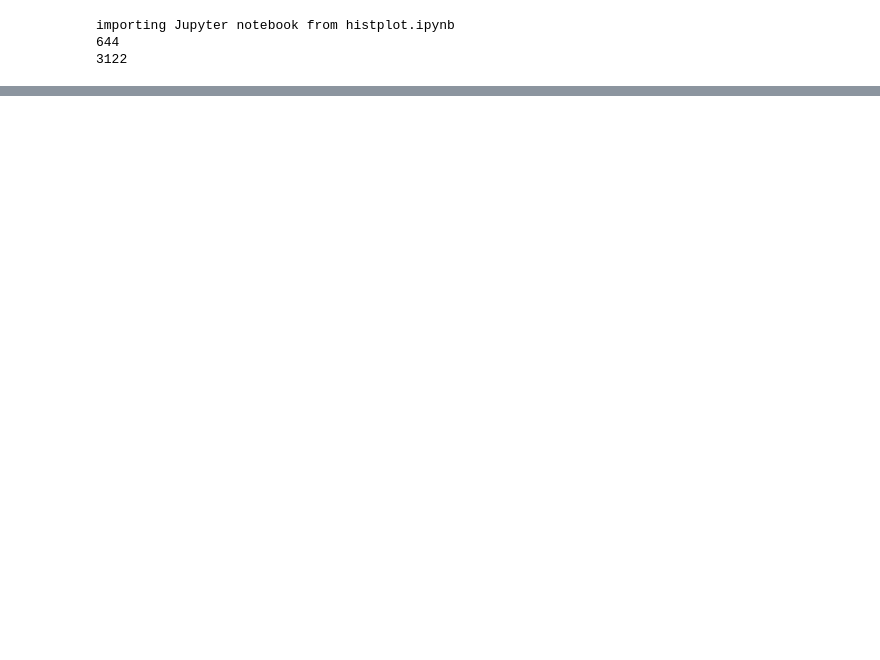
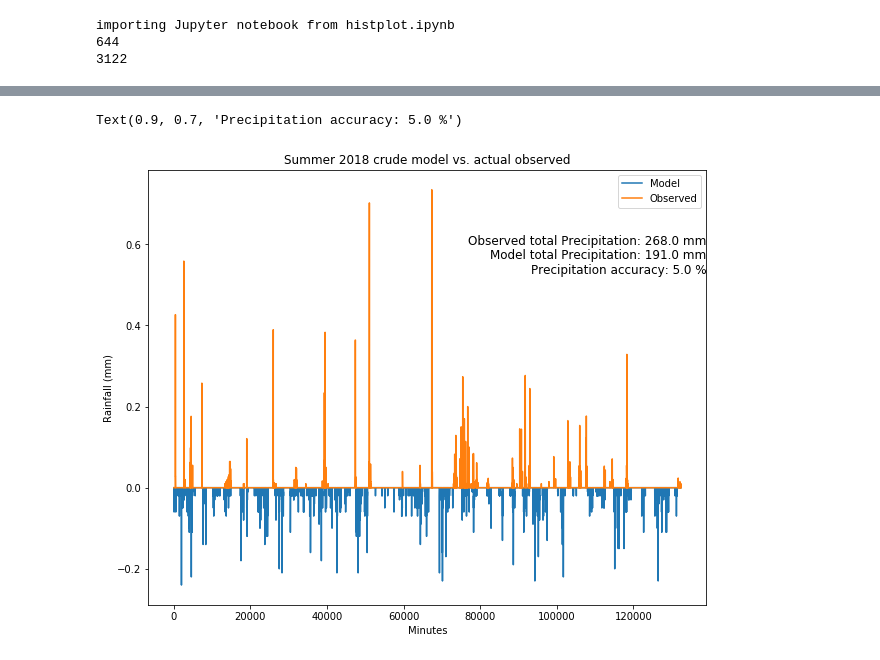
Before and after one commit to zhangt3-e/senior_thesis, a Jupyter notebook: Code/Simulation.ipynb, the cells around one changed output, grey strips where cells are left out. Cells and saved outputs as stored; diff of their text form; code cells hidden in the pictures; blank space fills up the shorter version.

```diff
--- a/Code/Simulation.ipynb
+++ b/Code/Simulation.ipynb
@@ -186,0 +341,2 @@ plt.legend(['Model', 'Observed'])
+# %%
+sample_output, compare_data = model_1(Summer18, 5000, 1)
@@ -186,0 +365,14 @@ plt.legend(['Model', 'Observed'])
+# %%
+plt.figure(figsize = (10, 8))
+plt.plot(-sample_output)
+plt.plot(new_summer18)
+plt.title('Summer 2018 crude model vs. actual observed')
+plt.xlabel('Minutes')
+plt.ylabel('Rainfall (mm)')
+plt.legend(['Model', 'Observed'])
+plt.figtext(0.9, 0.75, 'Observed total Precipitation: ' + str(round(Su_totalprep18)) + ' mm', fontsize = 12, ha = 'right')
+plt.figtext(0.9, 0.725, 'Model total Precipitation: ' + str(round(sum(sample_output))) + ' mm', fontsize = 12, ha = 'right')
+plt.figtext(0.9, 0.70, 'Precipitation accuracy: ' + str(round(pre_accuracy)) + ' %', fontsize = 12, ha = 'right')
+# %% [output]
+Text(0.9, 0.7, 'Precipitation accuracy: 5.0 %')
+[figure, added]
```
Also changed, not shown: parts of 16 cells of this notebook, 2 other files.
